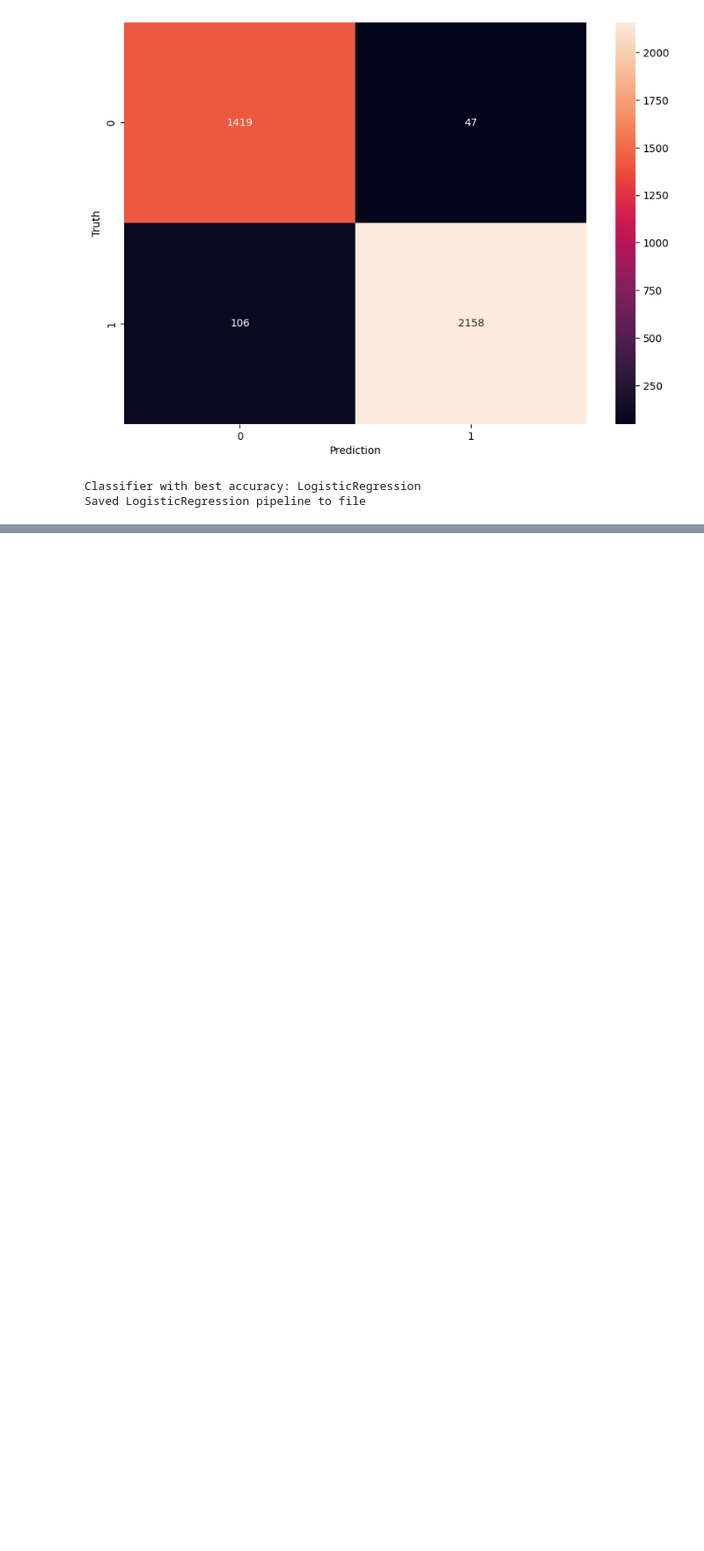
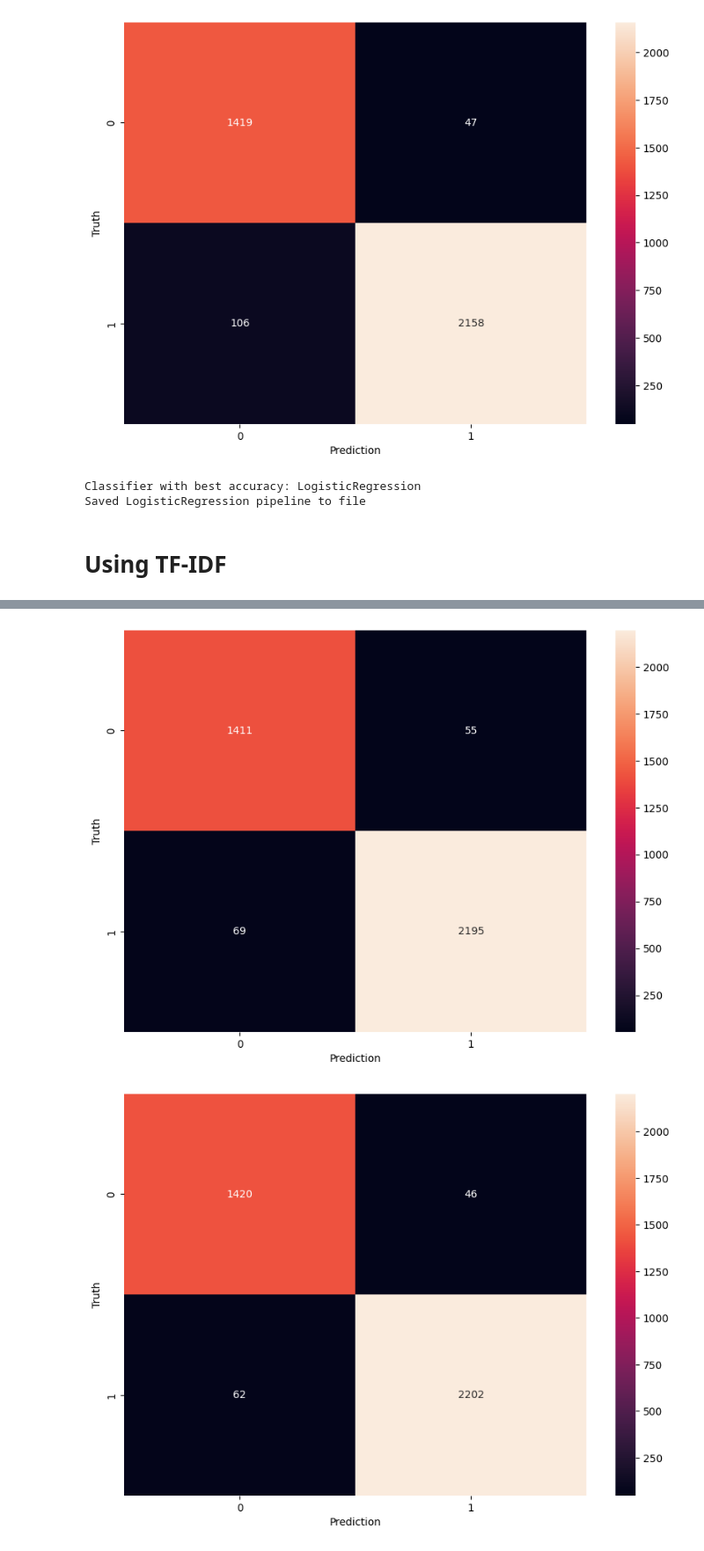
Before and after one commit to karandomguy/PhishGuard, a Jupyter notebook: Phishing_email_preprocessing_and_model.ipynb, the cells around one changed output, grey strips where cells are left out. Shown at 88% size. Drawn from its saved outputs; the diff is of its cells as text; code cells hidden in the pictures; blank space fills up the shorter version.

```diff
--- a/Phishing_email_preprocessing_and_model.ipynb
+++ b/Phishing_email_preprocessing_and_model.ipynb
@@ -305,3 +307,5 @@ print('Saved %s pipeline to file' % pipe_dict[best_clf])
 # %% [output]
 Classifier with best accuracy: LogisticRegression
 Saved LogisticRegression pipeline to file
+# %% [markdown]
+# Using TF-IDF
@@ -307,0 +317,72 @@ Saved LogisticRegression pipeline to file
+# %%
+from sklearn.naive_bayes import MultinomialNB
+from sklearn.pipeline import Pipeline
+from sklearn.metrics import classification_report
+from sklearn.feature_extraction.text import TfidfVectorizer
+from sklearn.datasets import load_iris
+from sklearn.model_selection import train_test_split
+from sklearn.preprocessing import StandardScaler
+from sklearn.preprocessing import MinMaxScaler
+from sklearn.decomposition import PCA
+from sklearn.pipeline import Pipeline
+import joblib
+from sklearn.linear_model import LogisticRegression
+from sklearn.ensemble import AdaBoostClassifier,GradientBoostingClassifier
+from sklearn.neighbors import KNeighborsClassifier
+from sklearn import svm
+from sklearn import tree
+from sklearn.metrics import confusion_matrix
+from matplotlib import pyplot as plt
+import seaborn as sn
+
+tfidf_vectorizer = TfidfVectorizer(max_features=10000, stop_words='english')
+
+
+pipe_lr_tf=Pipeline([('tfidf', tfidf_vectorizer),
+                 ('clf',LogisticRegression(random_state=2022))])
+
+
+
+pipe_svm_tf=Pipeline([('tfidf', tfidf_vectorizer),
+                  ('clf',svm.SVC(random_state=2022))])
+
+
+
+
+pipe_dt_tf=Pipeline([('tfidf', tfidf_vectorizer),
+                 ('clf',tree.DecisionTreeClassifier(random_state=2022))])
+
+pipe_adaboost_tf=Pipeline([('tfidf', tfidf_vectorizer),
+                       ('clf',AdaBoostClassifier())])
+
+pipe_gradientboosting_tf=Pipeline([('tfidf', tfidf_vectorizer),
+                       ('clf',GradientBoostingClassifier())])
+
+pipe_knn_tf=Pipeline([('tfidf', tfidf_vectorizer),
+                  ('clf',KNeighborsClassifier(n_neighbors=3))])
+
+pipe_mnb_tf = Pipeline([
+     ('tfidf', tfidf_vectorizer),
+     ('clf', MultinomialNB())
+])
+#List of pipelines for ease of iteration
+pipelines_tf=[pipe_lr_tf,pipe_svm_tf,pipe_dt_tf,pipe_adaboost_tf,pipe_gradientboosting_tf
+           ,pipe_knn_tf,pipe_mnb_tf]
+
+#Dictionery of pipelines and classifier types for ease of reference
+pipe_dict={0:'LogisticRegression',1:'Support Vector Machine',2:'Decision tree',3:'AdaBoostClassifier',4:'GradientBoosting',5:'KNearestNeighbors',6:'Multi NB'}
+
+for pipe in pipelines_tf:
+    pipe.fit(X_train,y_train)
+
+for idx,val in enumerate(pipelines_tf):
+    print('%s pipeline test accuracy: %.3f' %(pipe_dict[idx],val.score(X_test,y_test)))
+    y_pred = pipelines_tf[idx].predict(X_test)
+    print(classification_report(y_test, y_pred))
+
+    cm = confusion_matrix(y_test, y_pred)
+    plt.figure(figsize = (10,7))
+    sn.heatmap(cm, annot=True, fmt='d')
+    plt.xlabel('Prediction')
+    plt.ylabel('Truth')
+# %% [output]
@@ -307,0 +406,2 @@ Saved LogisticRegression pipeline to file
+[figure, added]
+[figure, added]
```
Also changed, not shown: parts of 6 cells of this notebook.
